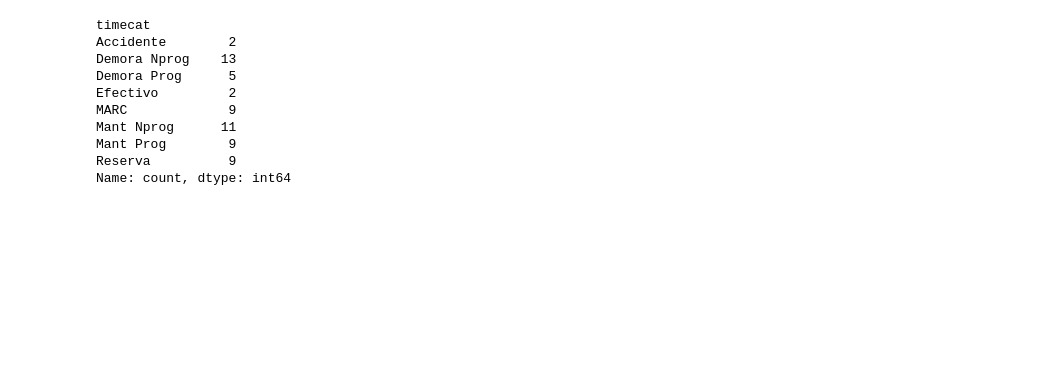
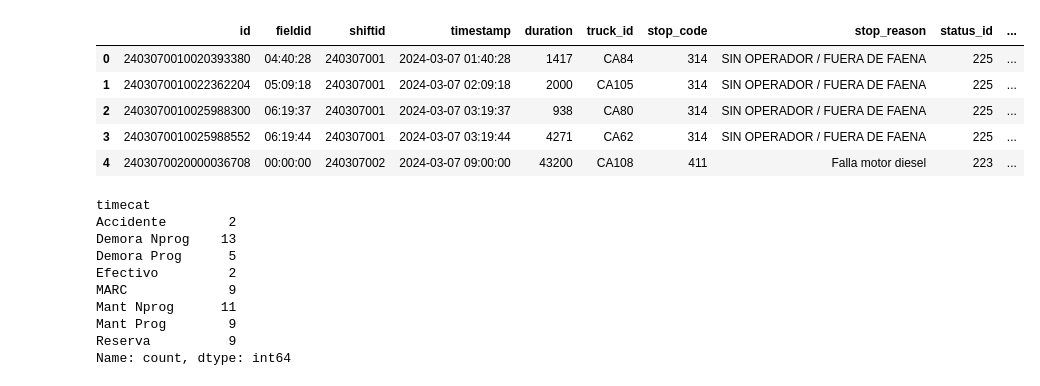
Before and after one commit to AlvaroEscalonaB/PM_MLP, a Jupyter notebook: contingencies_asarco.ipynb, the cells around one changed output. Cells and saved outputs as stored; diff of their text form; code cells hidden in the pictures; blank space fills up the shorter version.

```diff
--- a/contingencies_asarco.ipynb
+++ b/contingencies_asarco.ipynb
@@ -9,2 +7,11 @@ df_complete['timestamp'] = df_complete['timestamp'] + pd.Timedelta(unit='hours',
+# %%
+df_complete.head()
+# %% [output]
+|  | id | fieldid | shiftid | timestamp | duration | truck_id | stop_code | stop_reason | status_id | ... |
+| 0 | 2403070010020393380 | 04:40:28 | 240307001 | 2024-03-07 01:40:28 | 1417 | CA84 | 314 | SIN OPERADOR / FUERA DE FAENA | 225 | ... |
+| 1 | 2403070010022362204 | 05:09:18 | 240307001 | 2024-03-07 02:09:18 | 2000 | CA105 | 314 | SIN OPERADOR / FUERA DE FAENA | 225 | ... |
+| 2 | 2403070010025988300 | 06:19:37 | 240307001 | 2024-03-07 03:19:37 | 938 | CA80 | 314 | SIN OPERADOR / FUERA DE FAENA | 225 | ... |
+| 3 | 2403070010025988552 | 06:19:44 | 240307001 | 2024-03-07 03:19:44 | 4271 | CA62 | 314 | SIN OPERADOR / FUERA DE FAENA | 225 | ... |
+| 4 | 2403070020000036708 | 00:00:00 | 240307002 | 2024-03-07 09:00:00 | 43200 | CA108 | 411 | Falla motor diesel | 223 | ... |
 # %%
 group_asarco = ['stop_reason', 'timecat']
```
Also changed, not shown: parts of 22 cells of this notebook.
